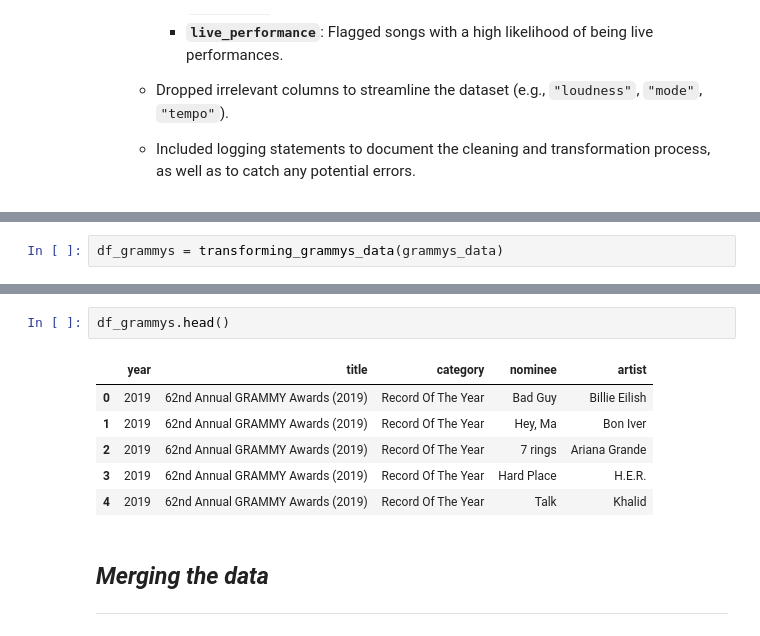
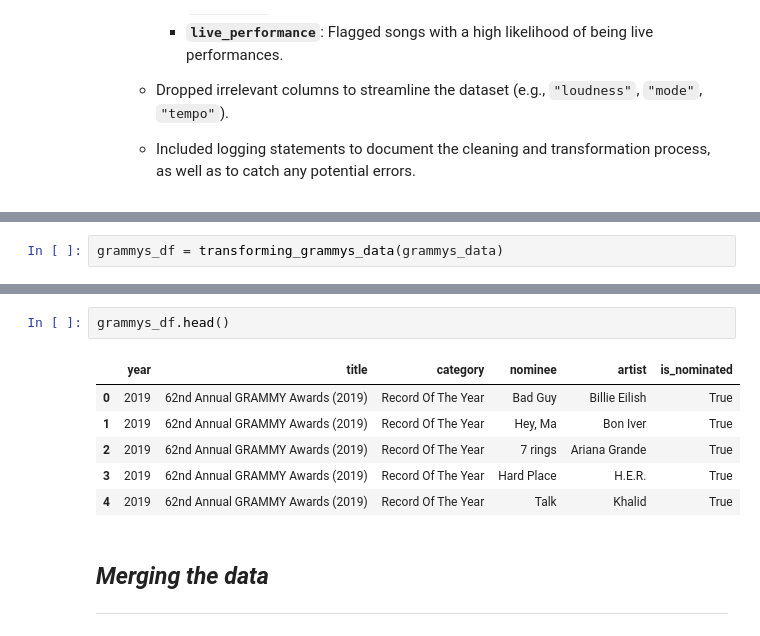
Before and after one commit to mitgar14/etl-workshop-2, a Jupyter notebook: notebooks/03-data_pipeline.ipynb, the cells around one changed output, grey strips where cells are left out. Cells and saved outputs as stored; diff of their text form.

Commit message:
Finalized merge process in data_pipeline notebook

```diff
--- a/notebooks/03-data_pipeline.ipynb
+++ b/notebooks/03-data_pipeline.ipynb
@@ -158,3 +164,3 @@ df_spotify.head()
 # %%
-df_grammys = transforming_grammys_data(grammys_data)
+grammys_df = transforming_grammys_data(grammys_data)
 # %% [output]
@@ -163,12 +169,12 @@ df_grammys = transforming_grammys_data(grammys_data)
 # %%
-df_grammys.head()
+grammys_df.head()
 # %% [output]
-|  | year | title | category | nominee | artist |
-| 0 | 2019 | 62nd Annual GRAMMY Awards (2019) | Record Of The Year | Bad Guy | Billie Eilish |
-| 1 | 2019 | 62nd Annual GRAMMY Awards (2019) | Record Of The Year | Hey, Ma | Bon Iver |
-| 2 | 2019 | 62nd Annual GRAMMY Awards (2019) | Record Of The Year | 7 rings | Ariana Grande |
-| 3 | 2019 | 62nd Annual GRAMMY Awards (2019) | Record Of The Year | Hard Place | H.E.R. |
-| 4 | 2019 | 62nd Annual GRAMMY Awards (2019) | Record Of The Year | Talk | Khalid |
+|  | year | title | category | nominee | artist | is_nominated |
+| 0 | 2019 | 62nd Annual GRAMMY Awards (2019) | Record Of The Year | Bad Guy | Billie Eilish | True |
+| 1 | 2019 | 62nd Annual GRAMMY Awards (2019) | Record Of The Year | Hey, Ma | Bon Iver | True |
+| 2 | 2019 | 62nd Annual GRAMMY Awards (2019) | Record Of The Year | 7 rings | Ariana Grande | True |
+| 3 | 2019 | 62nd Annual GRAMMY Awards (2019) | Record Of The Year | Hard Place | H.E.R. | True |
+| 4 | 2019 | 62nd Annual GRAMMY Awards (2019) | Record Of The Year | Talk | Khalid | True |
 # %% [markdown]
 ## ***Merging the data***
 ---
```
Also changed, not shown: parts of 15 cells of this notebook, 4 other files.
